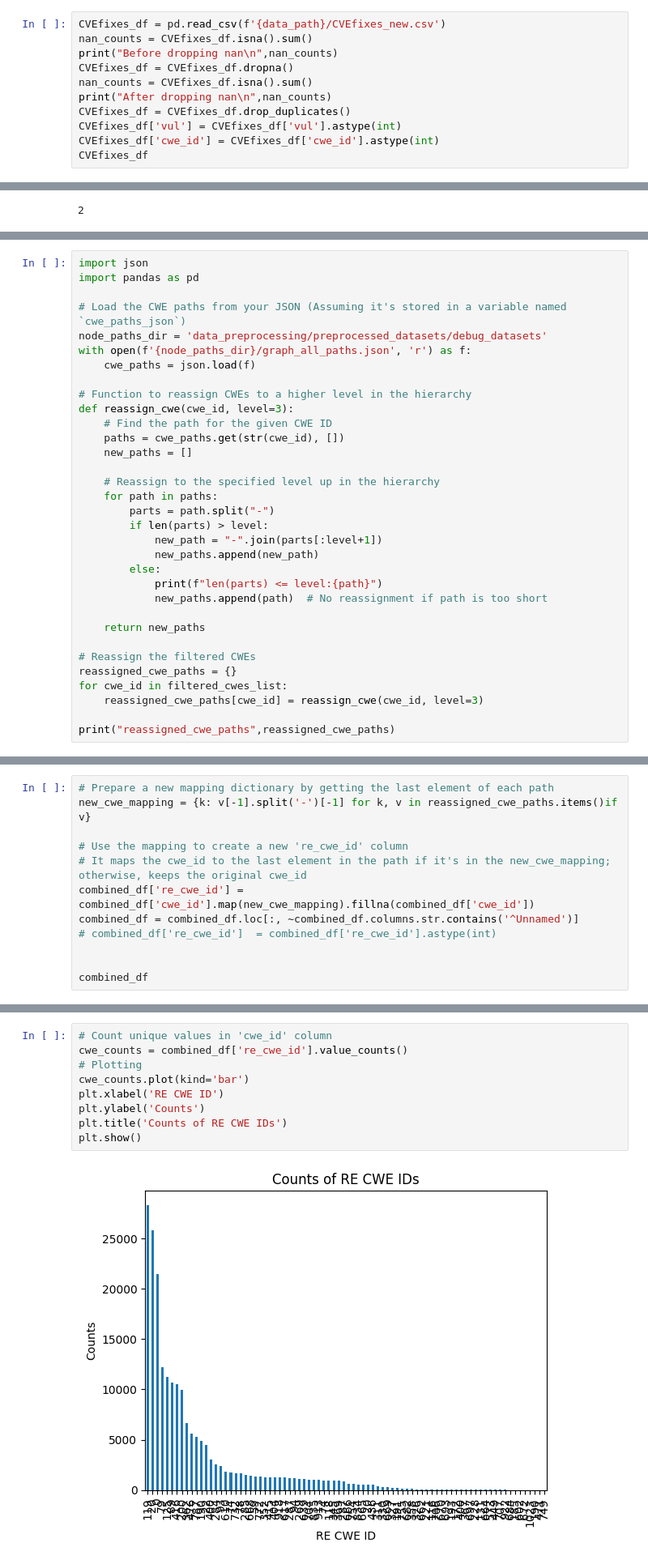
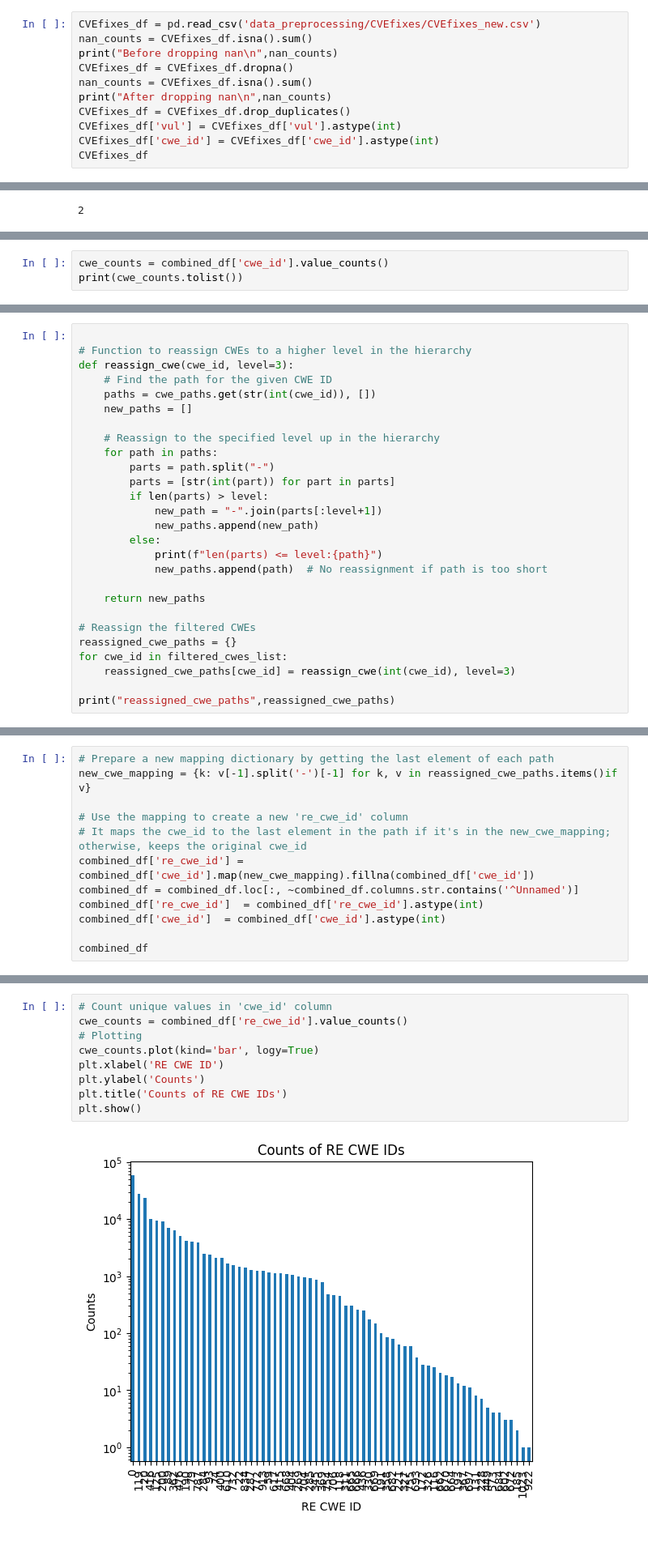
Before and after one commit to seunghee6022/TransVulDet, a Jupyter notebook: Reassigning_minor_cwes_and_split_datasets.ipynb, the cells around one changed output, grey strips where cells are left out. Shown at 81% size. Saved outputs shown, nothing was run; the diff lists cells and outputs as text.

```diff
--- a/Reassigning_minor_cwes_and_split_datasets.ipynb
+++ b/Reassigning_minor_cwes_and_split_datasets.ipynb
@@ -42,7 +42,7 @@ dtype: int64
 | 145742 | uint8_t rfc_parse_data(tRFC_MCB* ... | 125 | CVE-2018-9503 | 1 |
 133105 rows × 4 columns
 # %%
-CVEfixes_df = pd.read_csv(f'{data_path}/CVEfixes_new.csv')
+CVEfixes_df = pd.read_csv('data_preprocessing/CVEfixes/CVEfixes_new.csv')
 nan_counts = CVEfixes_df.isna().sum()
 print("Before dropping nan\n",nan_counts)
 CVEfixes_df = CVEfixes_df.dropna()
@@ -371,0 +386,3 @@ plt.show()
+# %%
+cwe_counts = combined_df['cwe_id'].value_counts()
+print(cwe_counts.tolist())
@@ -407,21 +449,15 @@ print(len(filtered_cwes_list),filtered_cwes_list)
 # %%
-import json
-import pandas as pd
-
-# Load the CWE paths from your JSON (Assuming it's stored in a variable named `cwe_paths_json`)
-node_paths_dir = 'data_preprocessing/preprocessed_datasets/debug_datasets'
-with open(f'{node_paths_dir}/graph_all_paths.json', 'r') as f:
-    cwe_paths = json.load(f)
 
 # Function to reassign CWEs to a higher level in the hierarchy
 def reassign_cwe(cwe_id, level=3):
     # Find the path for the given CWE ID
-    paths = cwe_paths.get(str(cwe_id), [])
+    paths = cwe_paths.get(str(int(cwe_id)), [])
     new_paths = []
 
     # Reassign to the specified level up in the hierarchy
     for path in paths:
         parts = path.split("-")
+        parts = [str(int(part)) for part in parts]
         if len(parts) > level:
             new_path = "-".join(parts[:level+1])
             new_paths.append(new_path)
@@ -434,7 +470,7 @@ def reassign_cwe(cwe_id, level=3):
 # Reassign the filtered CWEs
 reassigned_cwe_paths = {}
 for cwe_id in filtered_cwes_list:
-    reassigned_cwe_paths[cwe_id] = reassign_cwe(cwe_id, level=3)
+    reassigned_cwe_paths[cwe_id] = reassign_cwe(int(cwe_id), level=3)
 
 print("reassigned_cwe_paths",reassigned_cwe_paths)
 # %% [output]
@@ -457,8 +487,8 @@ new_cwe_mapping = {k: v[-1].split('-')[-1] for k, v in reassigned_cwe_paths.item
 # It maps the cwe_id to the last element in the path if it's in the new_cwe_mapping; otherwise, keeps the original cwe_id
 combined_df['re_cwe_id'] = combined_df['cwe_id'].map(new_cwe_mapping).fillna(combined_df['cwe_id'])
 combined_df = combined_df.loc[:, ~combined_df.columns.str.contains('^Unnamed')]
-# combined_df['re_cwe_id']  = combined_df['re_cwe_id'].astype(int)
-
+combined_df['re_cwe_id']  = combined_df['re_cwe_id'].astype(int)
+combined_df['cwe_id']  = combined_df['cwe_id'].astype(int)
 
 combined_df
 # %% [output]
@@ -497,11 +527,11 @@ print(different_rows[['cwe_id','re_cwe_id']])
 # %%
 # Count unique values in 'cwe_id' column
 cwe_counts = combined_df['re_cwe_id'].value_counts()
 # Plotting
-cwe_counts.plot(kind='bar')
+cwe_counts.plot(kind='bar', logy=True)
 plt.xlabel('RE CWE ID')
 plt.ylabel('Counts')
 plt.title('Counts of RE CWE IDs')
 plt.show()
 # %% [output]
-[figure, old version]
+[figure, new version]
```
Also changed, not shown: parts of 51 cells of this notebook.
